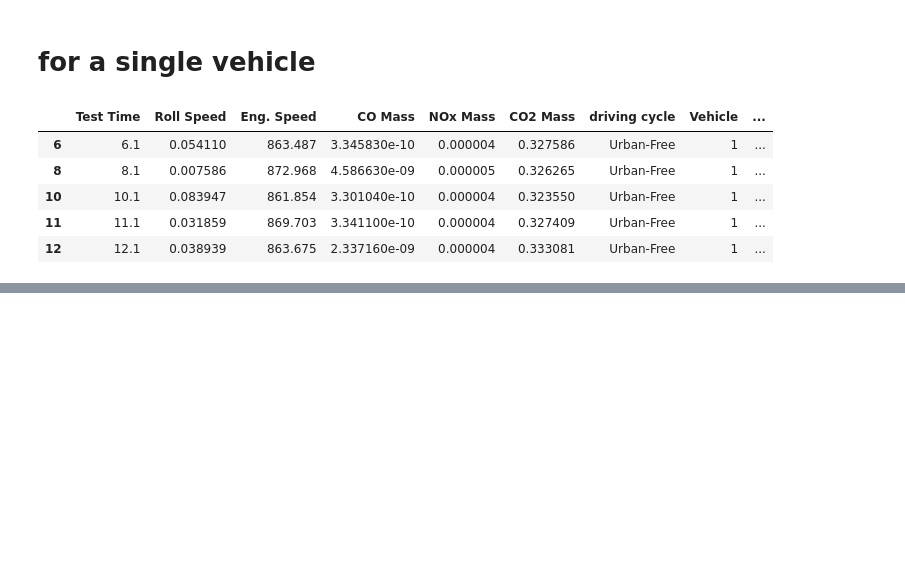
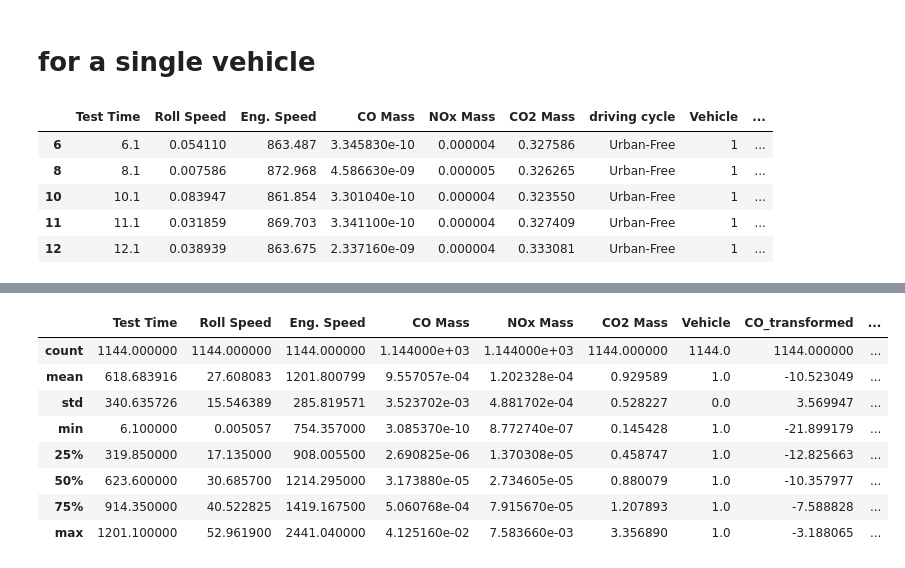
Before and after one commit to msaad1311/TfL-Dataset, a Jupyter notebook: src/EDA-Part2.ipynb, the cells around one changed output, grey strips where cells are left out. Drawn from its saved outputs; the diff is of its cells as text; code cells hidden in the pictures; blank space fills up the shorter version.

```diff
--- a/src/EDA-Part2.ipynb
+++ b/src/EDA-Part2.ipynb
@@ -236,0 +265,12 @@ vehicle_scaled = lbl_vehicle.transform(veh1_urban_am['Vehicle'].astype('object')
+# %%
+veh1_urban_am.describe()
+# %% [output]
+|  | Test Time | Roll Speed | Eng. Speed | CO Mass | NOx Mass | CO2 Mass | Vehicle | CO_transformed | ... |
+| count | 1144.000000 | 1144.000000 | 1144.000000 | 1.144000e+03 | 1.144000e+03 | 1144.000000 | 1144.0 | 1144.000000 | ... |
+| mean | 618.683916 | 27.608083 | 1201.800799 | 9.557057e-04 | 1.202328e-04 | 0.929589 | 1.0 | -10.523049 | ... |
+| std | 340.635726 | 15.546389 | 285.819571 | 3.523702e-03 | 4.881702e-04 | 0.528227 | 0.0 | 3.569947 | ... |
+| min | 6.100000 | 0.005057 | 754.357000 | 3.085370e-10 | 8.772740e-07 | 0.145428 | 1.0 | -21.899179 | ... |
+| 25% | 319.850000 | 17.135000 | 908.005500 | 2.690825e-06 | 1.370308e-05 | 0.458747 | 1.0 | -12.825663 | ... |
+| 50% | 623.600000 | 30.685700 | 1214.295000 | 3.173880e-05 | 2.734605e-05 | 0.880079 | 1.0 | -10.357977 | ... |
+| 75% | 914.350000 | 40.522825 | 1419.167500 | 5.060768e-04 | 7.915670e-05 | 1.207893 | 1.0 | -7.588828 | ... |
+| max | 1201.100000 | 52.961900 | 2441.040000 | 4.125160e-02 | 7.583660e-03 | 3.356890 | 1.0 | -3.188065 | ... |
```
Also changed, not shown: parts of 9 cells of this notebook.
